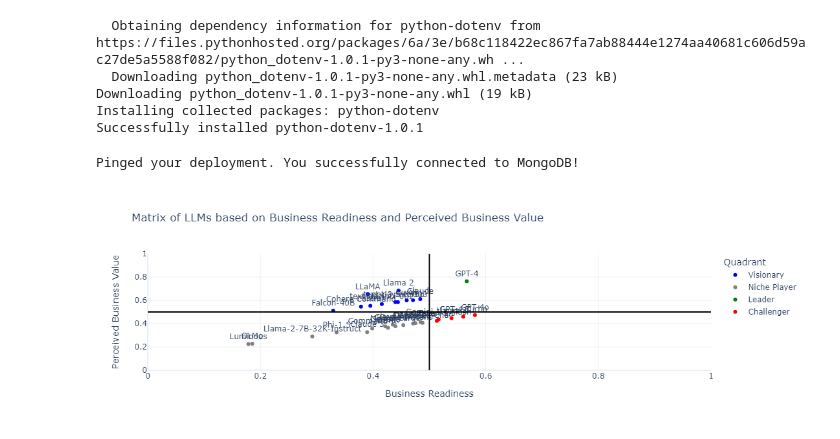
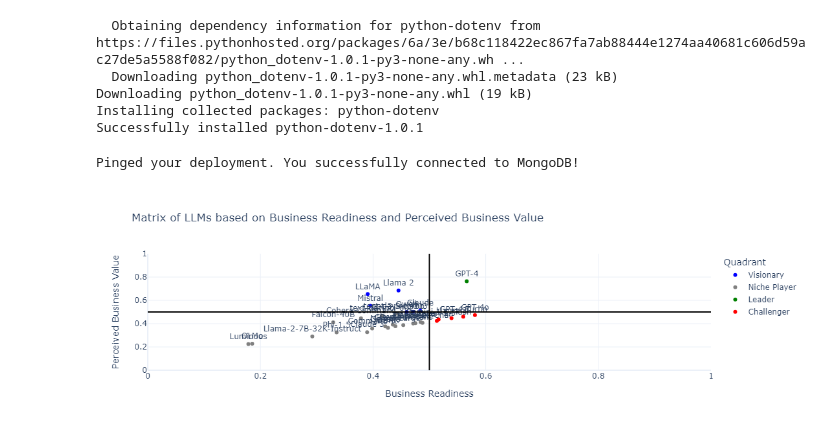
Before and after one commit to big-byte-theory/Lighthouse, a Jupyter notebook: cleaned_tables/ScoreCollection/Matrix_2.ipynb, the cells around one changed output. Saved outputs shown, nothing was run; the diff lists cells and outputs as text; code cells hidden in the pictures.

```diff
--- a/cleaned_tables/ScoreCollection/Matrix_2.ipynb
+++ b/cleaned_tables/ScoreCollection/Matrix_2.ipynb
@@ -548,6 +490,66 @@ Downloading python_dotenv-1.0.1-py3-none-any.whl (19 kB)
 Installing collected packages: python-dotenv
 Successfully installed python-dotenv-1.0.1
 # %%
+from sklearn.preprocessing import MinMaxScaler
+from statistics import mean
+
+collection = db['llm_datas']
+scores_collection = db['llm_test_scores']
+organization_collection = db['llm_organization']
+dependencies_collection = db['llm_dependencies']
+
+
+# number of models dependent on this model
+def calculate_popularity( llm_datas_collection,dependencies_collection ):
+    # Initialize dictionaries to store the counts and a mapping from ObjectId to model names
+    popularity_counts = {}
+    object_id_to_name = {}
+
+    # Step 1: Create a mapping from ObjectId to model names
+    for model in llm_datas_collection.find({}, {'_id': 1, 'name': 1}):
+        object_id_to_name[str(model['_id'])] = model['name']
+
+    # Step 2: Initialize the popularity count for each model
+    for dependency_document in dependencies_collection.find():
+        dependencies_llm_ids = dependency_document.get('dependencies_llm_ids', [])
+
+        for dep_llm_id in dependencies_llm_ids:
+            if dep_llm_id:
+                dep_model_name = object_id_to_name.get(str(dep_llm_id))
+                if dep_model_name:
+                    # Increment the count for each model that is a dependency
+                    popularity_counts[dep_model_name] = popularity_counts.get(dep_model_name, 0) + 1
+
+    # Convert the dictionary to a DataFrame
+    df_popularity = pd.DataFrame(list(popularity_counts.items()), columns=['Model', 'Popularity'])
+
+    # Normalize the popularity scores to range 0-1
+    scaler = MinMaxScaler()
+    df_popularity['Normalized_Popularity'] = scaler.fit_transform(df_popularity[['Popularity']])
+
+    return df_popularity
+
+popularity_df = calculate_popularity(collection, dependencies_collection)
+
+
+def calculate_pop(df):
+    # Merge the dataframes
+    merged_df = pd.merge(df, popularity_df, left_on='model', right_on='Model', how='left')
+
+    # Adjust the Perceived Business Value based on the Popularity
+    for index, row in merged_df.iterrows():
+        if row['Popularity'] >6:
+            merged_df.at[index, 'Perceived Business Value'] = (row['Perceived Business Value'] + 0.8) / 2
+        elif row['Popularity'] >= 4:
+            merged_df.at[index, 'Perceived Business Value'] = (row['Perceived Business Value'] + 0.6) / 2
+        elif row['Popularity'] >= 2:
+            merged_df.at[index, 'Perceived Business Value'] = (row['Perceived Business Value'] + 0.4) / 2
+        else:
+            merged_df.at[index, 'Perceived Business Value'] = (row['Perceived Business Value'] + 0.2) / 2
+
+    return merged_df
+
+
 import json
 import pandas as pd
 import plotly.express as px
@@ -679,31 +681,31 @@ fig = px.scatter(
     labels={
         'Business Readiness': 'Business Readiness',
         'Perceived Business Value': 'Perceived Business Value'
     },
     title='Matrix of LLMs based on Business Readiness and Perceived Business Value'
 )
 
 # Customize the layout for better readability
 fig.update_traces(textposition='top center')
 fig.update_layout(
     legend_title_text='Quadrant',
     xaxis=dict(range=[0, 1], title='Business Readiness'),
     yaxis=dict(range=[0, 1], title='Perceived Business Value'),
     template='plotly_white'
 )
 # Add vertical and horizontal lines to split the plot into quadrants
 fig.add_shape(
     type='line',
     x0=0.5, x1=0.5, y0=0, y1=1,
     line=dict(color='Black', width=2)
 )
 fig.add_shape(
     type='line',
     x0=0, x1=1, y0=0.5, y1=0.5,
     line=dict(color='Black', width=2)
 )
 # Show plot
 fig.show()
 # %% [output]
 Pinged your deployment. You successfully connected to MongoDB!
-[figure, old version]
+[figure, new version]
```
Also changed, not shown: parts of 1 cell of this notebook.
